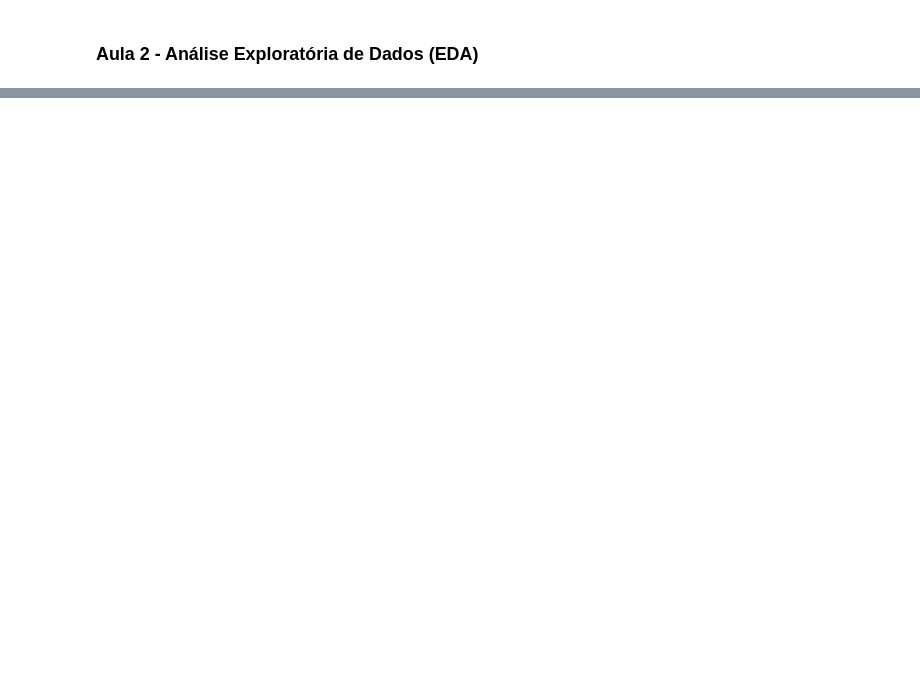
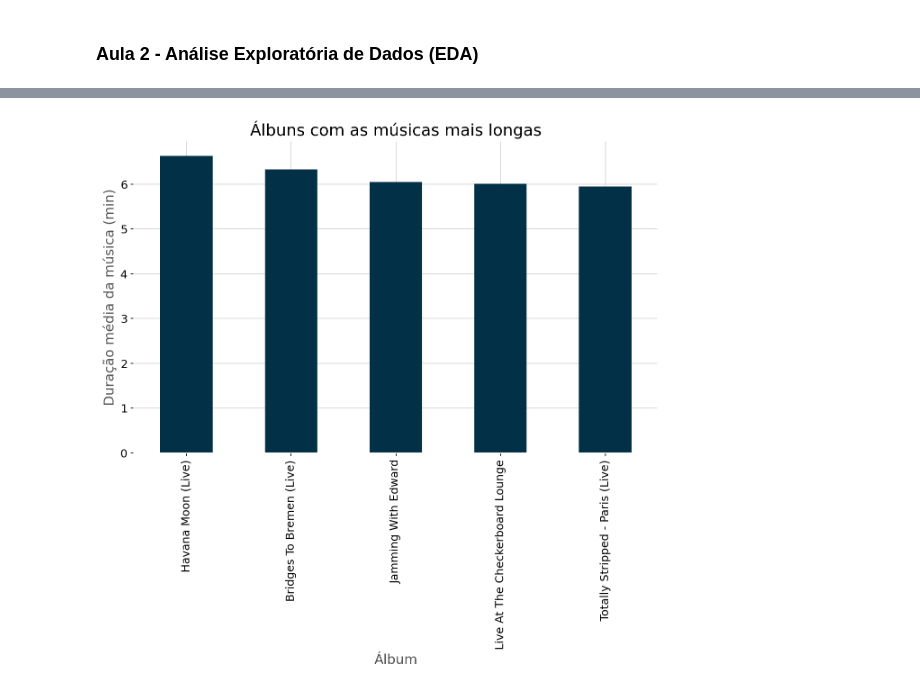
Before and after one commit to janainacazuza/Data-Analytics-FIAP-Pos-Thech, a Jupyter notebook: fase_02/notebooks/exploration/eda.ipynb, the cells around one changed output, grey strips where cells are left out. Cells and saved outputs as stored; diff of their text form; code cells hidden in the pictures; blank space fills up the shorter version.

```diff
--- a/fase_02/notebooks/exploration/eda.ipynb
+++ b/fase_02/notebooks/exploration/eda.ipynb
@@ -96,0 +121,3 @@ accuracy
+# %%
+df = pd.read_excel('../../data/raw/dataset_rolling_stones.xlsx')
+df.head()
@@ -96,0 +206,3 @@ accuracy
+# %%
+df["duracao_em_min"] = df['duration_ms']/60000
+df.head()
@@ -96,0 +248,10 @@ accuracy
+# %%
+df_maior_duracao_musica = df.groupby('album')['duracao_em_min'].mean().sort_values(ascending=False)
+# %%
+df_maior_duracao_musica.head(5).plot(kind='bar', color=custom_palette[0], figsize=(10, 6))
+plt.xlabel('Álbum')
+plt.ylabel('Duração média da música (min)')
+plt.title('Álbuns com as músicas mais longas')
+plt.show()
+# %% [output]
+[figure, added]
```
Also changed, not shown: parts of 21 cells of this notebook, 2 other files.
